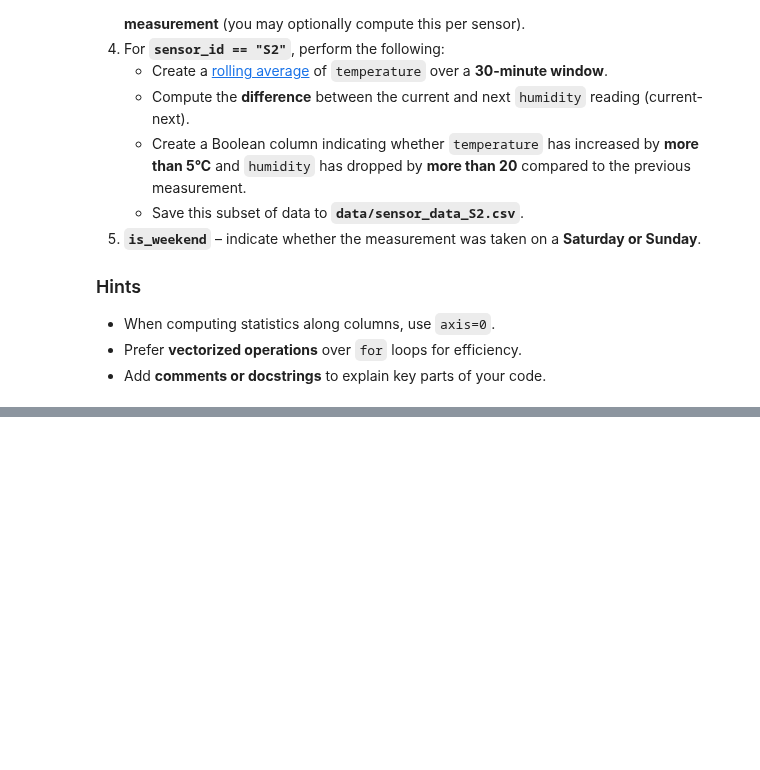
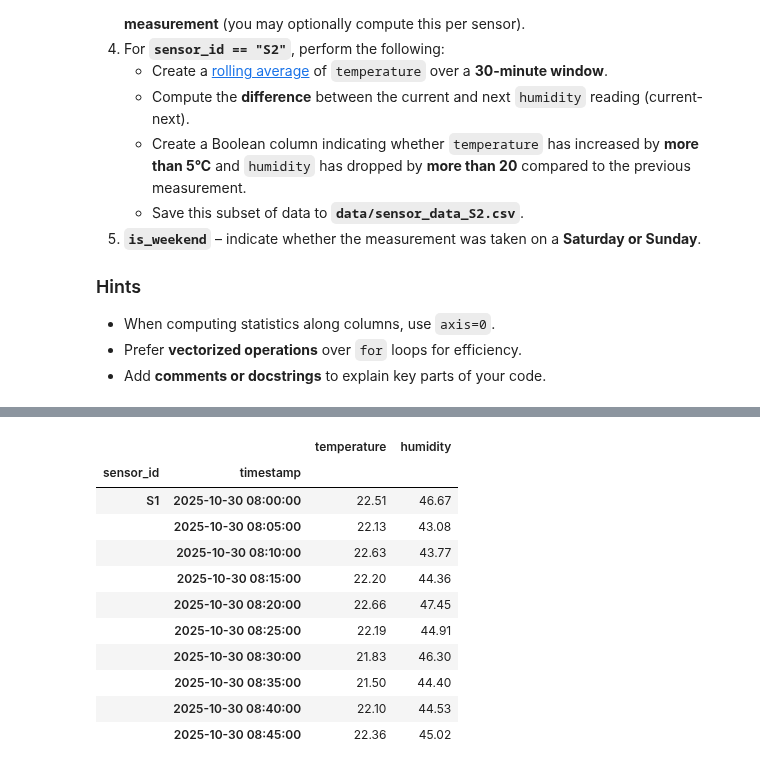
Before and after one commit to Slimacik12/python-for-data-science, a Jupyter notebook: assignment3.ipynb, the cells around one changed output, grey strips where cells are left out. Cells and saved outputs as stored; diff of their text form; code cells hidden in the pictures; blank space fills up the shorter version.

```diff
--- a/assignment3.ipynb
+++ b/assignment3.ipynb
@@ -806,0 +840,21 @@ Add the following time-based columns:
+# %%
+df['timestamp'] = pd.to_datetime(df['timestamp'])
+df['temperature'] = pd.to_numeric(df['temperature'], errors='coerce')
+df['humidity'] = pd.to_numeric(df['humidity'], errors='coerce')
+df['sensor_id'] = df['sensor_id'].astype('category')
+
+df = df.set_index(['sensor_id', 'timestamp']).sort_index()
+pd.DataFrame(df.head(10))
+# %% [output]
+|  |  | temperature | humidity |
+| sensor_id | timestamp |  |  |
+| S1 | 2025-10-30 08:00:00 | 22.51 | 46.67 |
+|  | 2025-10-30 08:05:00 | 22.13 | 43.08 |
+|  | 2025-10-30 08:10:00 | 22.63 | 43.77 |
+|  | 2025-10-30 08:15:00 | 22.20 | 44.36 |
+|  | 2025-10-30 08:20:00 | 22.66 | 47.45 |
+|  | 2025-10-30 08:25:00 | 22.19 | 44.91 |
+|  | 2025-10-30 08:30:00 | 21.83 | 46.30 |
+|  | 2025-10-30 08:35:00 | 21.50 | 44.40 |
+|  | 2025-10-30 08:40:00 | 22.10 | 44.53 |
+|  | 2025-10-30 08:45:00 | 22.36 | 45.02 |
```
Also changed, not shown: parts of 20 cells of this notebook, 1 other file.
